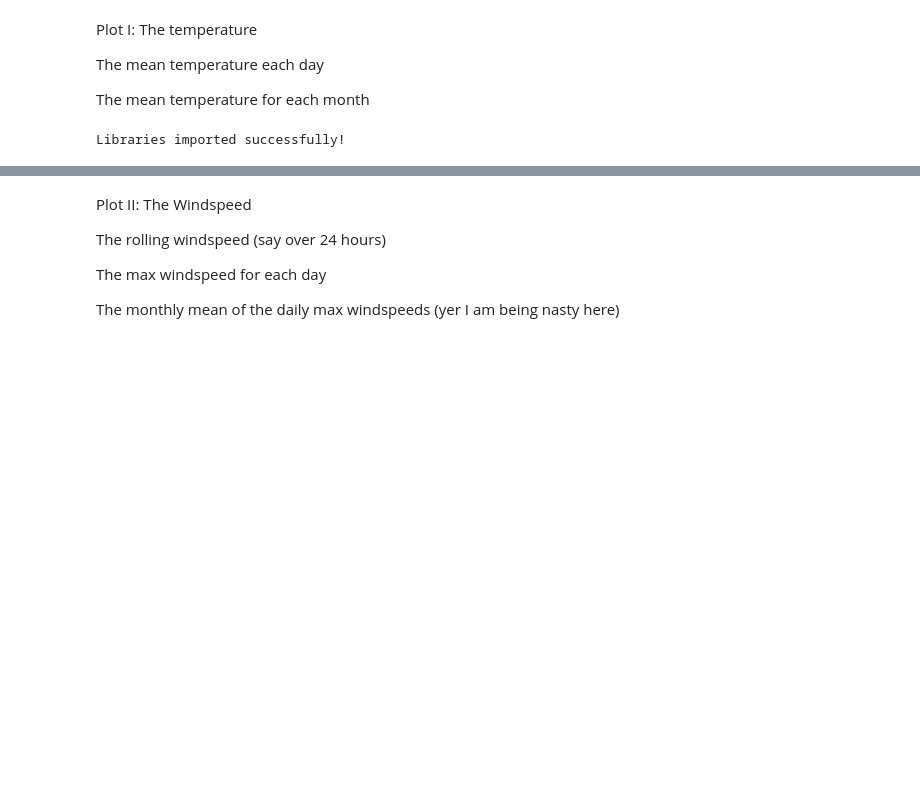
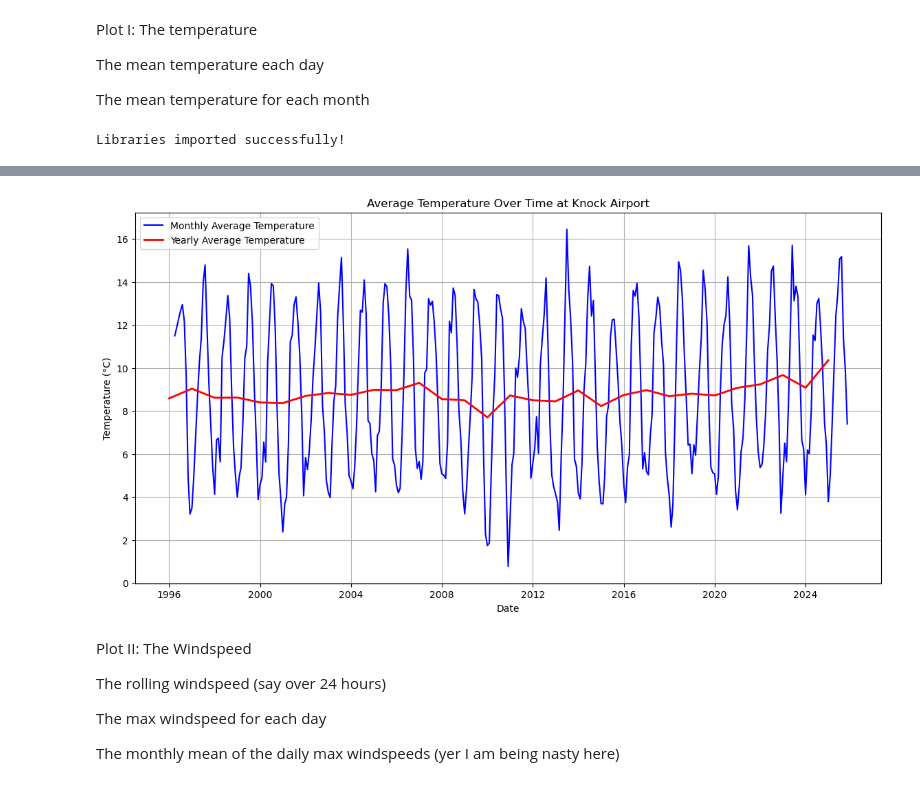
Before and after one commit to marianemcgrath/pfda, a Jupyter notebook: assignment/assignment06_weather.ipynb, the cells around one changed output, grey strips where cells are left out. Saved outputs shown, nothing was run; the diff lists cells and outputs as text; code cells hidden in the pictures; blank space fills up the shorter version.

```diff
--- a/assignment/assignment06_weather.ipynb
+++ b/assignment/assignment06_weather.ipynb
@@ -180,3 +187,16 @@ Created hourly datetime index
+# %%
+# And, but it looks a bit hard to read, so we'll use matplotlib to plot the average temperatures over time
+plt.figure(figsize=(14, 7))
+plt.plot(show_monthly.index.to_timestamp(), show_monthly['temp'], label='Monthly Average Temperature', color='blue')
+plt.plot(show_yearly.index.to_timestamp(), show_yearly['temp'], label='Yearly Average Temperature', color='red', linewidth=2)
+plt.title('Average Temperature Over Time at Knock Airport')
+plt.xlabel('Date')
+plt.ylabel('Temperature (°C)')
+plt.legend()
+plt.grid(True)
+plt.show()
+# %% [output]
+[figure, added]
 # %% [markdown]
 Plot II: The Windspeed
 
```
Also changed, not shown: parts of 14 cells of this notebook, 1 other file.
